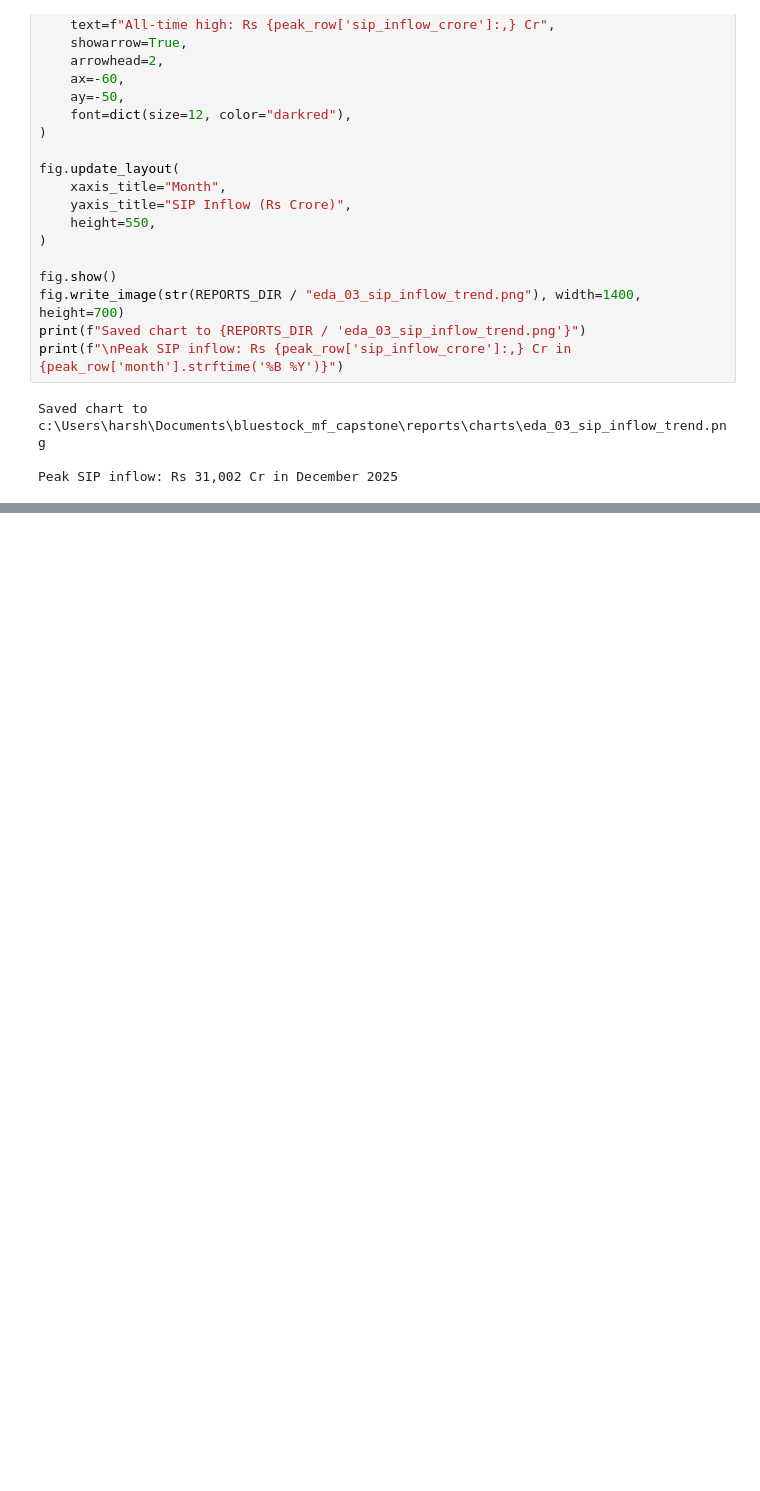
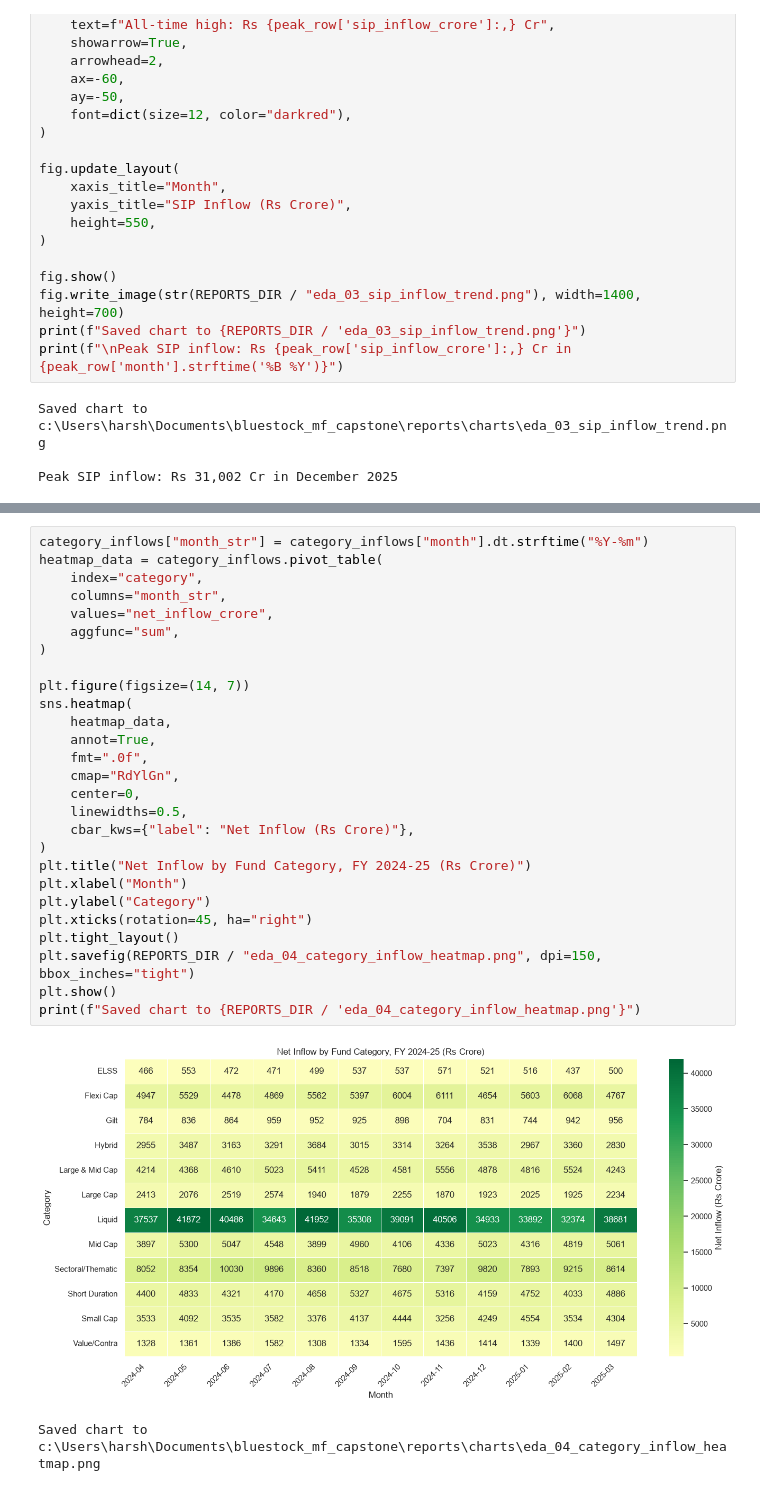
Before and after one commit to harshithnaidu123/bluestock_mf_capstone, a Jupyter notebook: notebooks/03_eda_analysis.ipynb, the cells around one changed output, grey strips where cells are left out. Drawn from its saved outputs; the diff is of its cells as text; blank space fills up the shorter version.

Commit message:
Day 3: Category inflow heatmap complete - Liquid funds dominate inflows

```diff
--- a/notebooks/03_eda_analysis.ipynb
+++ b/notebooks/03_eda_analysis.ipynb
@@ -156,0 +161,30 @@ Peak SIP inflow: Rs 31,002 Cr in December 2025
+# %%
+category_inflows["month_str"] = category_inflows["month"].dt.strftime("%Y-%m")
+heatmap_data = category_inflows.pivot_table(
+    index="category",
+    columns="month_str",
+    values="net_inflow_crore",
+    aggfunc="sum",
+)
+
+plt.figure(figsize=(14, 7))
+sns.heatmap(
+    heatmap_data,
+    annot=True,
+    fmt=".0f",
+    cmap="RdYlGn",
+    center=0,
+    linewidths=0.5,
+    cbar_kws={"label": "Net Inflow (Rs Crore)"},
+)
+plt.title("Net Inflow by Fund Category, FY 2024-25 (Rs Crore)")
+plt.xlabel("Month")
+plt.ylabel("Category")
+plt.xticks(rotation=45, ha="right")
+plt.tight_layout()
+plt.savefig(REPORTS_DIR / "eda_04_category_inflow_heatmap.png", dpi=150, bbox_inches="tight")
+plt.show()
+print(f"Saved chart to {REPORTS_DIR / 'eda_04_category_inflow_heatmap.png'}")
+# %% [output]
+[figure, added]
+Saved chart to c:\Users\harsh\Documents\bluestock_mf_capstone\reports\charts\eda_04_category_inflow_heatmap.png
```
Also changed, not shown: parts of 1 cell of this notebook, 1 other file.
